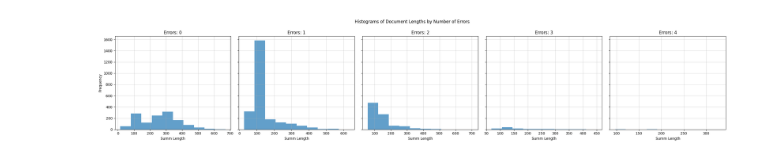
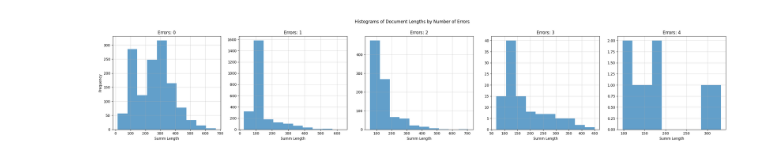
Before and after one commit to Lislaam/llm_hallucinations, a Jupyter notebook: explore_dataset.ipynb, the cells around one changed output. Saved outputs shown, nothing was run; the diff lists cells and outputs as text; code cells hidden in the pictures.

```diff
--- a/explore_dataset.ipynb
+++ b/explore_dataset.ipynb
@@ -183,35 +223,35 @@ df['num_errors'] = df['error_type_list'].apply(lambda x: len(x) if x != ['correc
 # Define the range of unique error counts you want to plot
 unique_error_counts = range(5)  # Assuming 'num_errors' ranges from 0 to 4
 
 # Create subplots with 1 row and 5 columns (one for each error count)
-fig, axes = plt.subplots(1, 5, figsize=(25, 5), sharey=True)  # Share y-axis for better comparison
+fig, axes = plt.subplots(1, 5, figsize=(25, 5), sharey=False)  # Share y-axis for better comparison
 
 # Loop over each unique error count and corresponding subplot axis
 for num_error, ax in zip(unique_error_counts, axes):
     # Filter the dataframe to include only rows with the current number of errors
     subset = df[df['num_errors'] == num_error]
 
     # Plot the histogram for the current subset of documents
     ax.hist(subset['summ_length'], bins=10, alpha=0.7)
 
     # Set title and labels for each subplot
     ax.set_title(f'Errors: {num_error}')
     ax.set_xlabel('Summ Length')
     ax.grid(alpha=0.5)
     if num_error == 0:
         ax.set_ylabel('Frequency')  # Only set y-axis label on the first subplot
 
 # Set a common title for the entire figure
 fig.suptitle('Histograms of Document Lengths by Number of Errors')
 
 # Adjust layout to prevent overlap
 plt.tight_layout()
 plt.subplots_adjust(top=0.85)  # Adjust the top to make room for the main title
 
 # Show the plot
 plt.show()
 # %% [output]
-[figure, old version]
+[figure, new version]
 # %%
 # Function to tokenize and calculate length
 def tokenize_length(text):
```
Also changed, not shown: parts of 17 cells of this notebook, 56 other files.
